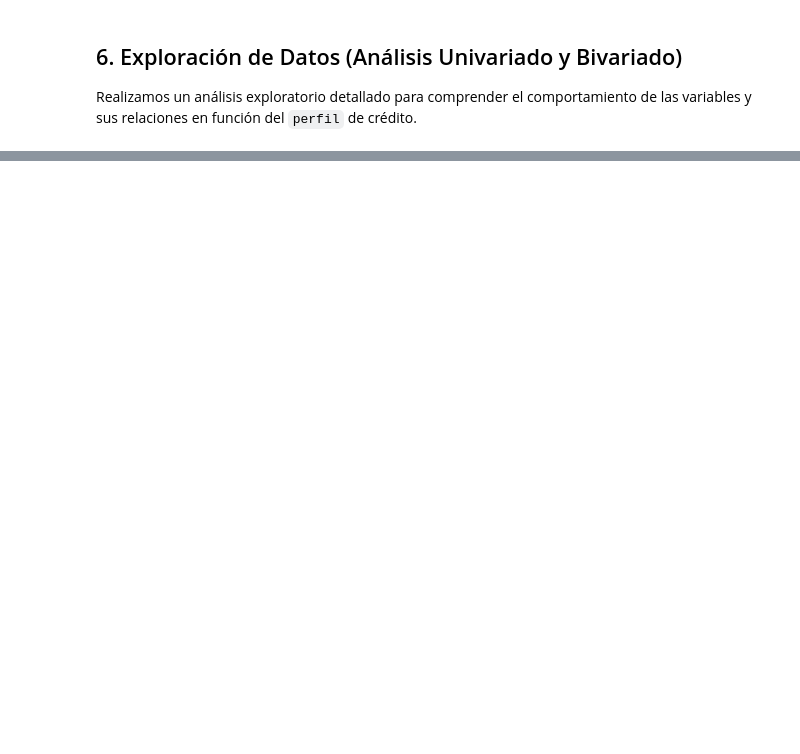
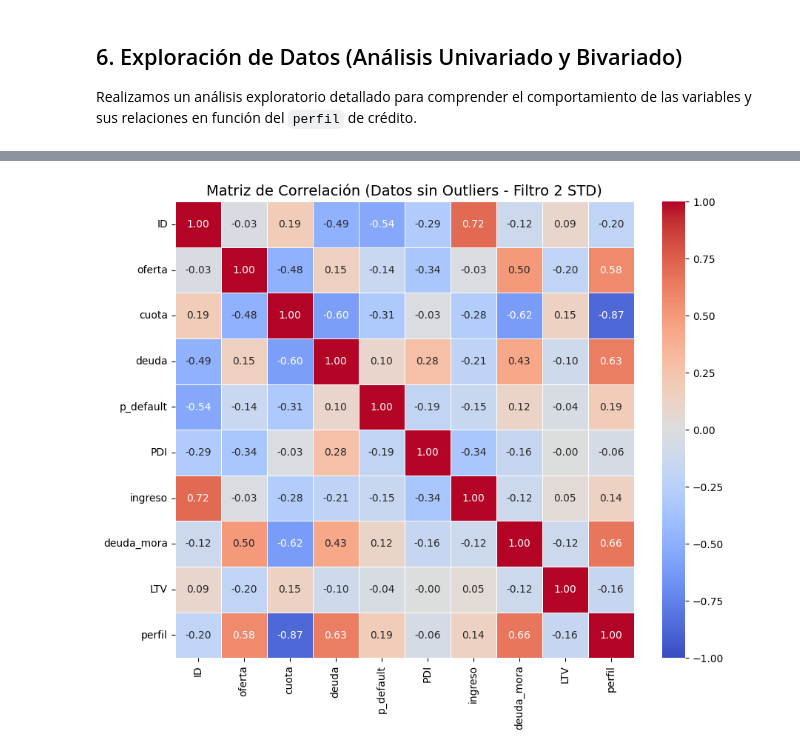
Before and after one commit to cnunezc/Diplomado-Data-Analytics-para-CdG, a Jupyter notebook: Clase 5/Clase 5.ipynb, the cells around one changed output, grey strips where cells are left out. Saved outputs shown, nothing was run; the diff lists cells and outputs as text; code cells hidden in the pictures; blank space fills up the shorter version.

```diff
--- a/Clase 5/Clase 5.ipynb
+++ b/Clase 5/Clase 5.ipynb
@@ -179,0 +388,24 @@ plt.show()
+# %%
+# 1. Calcular la matriz de correlación para el DataFrame sin valores extremos (filtro 2 STD)
+# Filtramos por columnas numéricas en caso de que existan columnas no numéricas
+correlation_matrix = data_no_outliers_2std.select_dtypes(include=[np.number]).corr()
+
+# 2. Configurar el tamaño de la figura
+plt.figure(figsize=(10, 8))
+
+# 3. Graficar la matriz de correlación usando un mapa de calor (heatmap)
+sns.heatmap(
+    correlation_matrix,
+    annot=True,
+    cmap='coolwarm',
+    fmt='.2f',
+    linewidths=0.5,
+    vmin=-1,
+    vmax=1
+)
+
+# Añadir título
+plt.title('Matriz de Correlación (Datos sin Outliers - Filtro 2 STD)', fontsize=14)
+plt.show()
+# %% [output]
+[figure, added]
```
Also changed, not shown: parts of 20 cells of this notebook, 6 other files.
